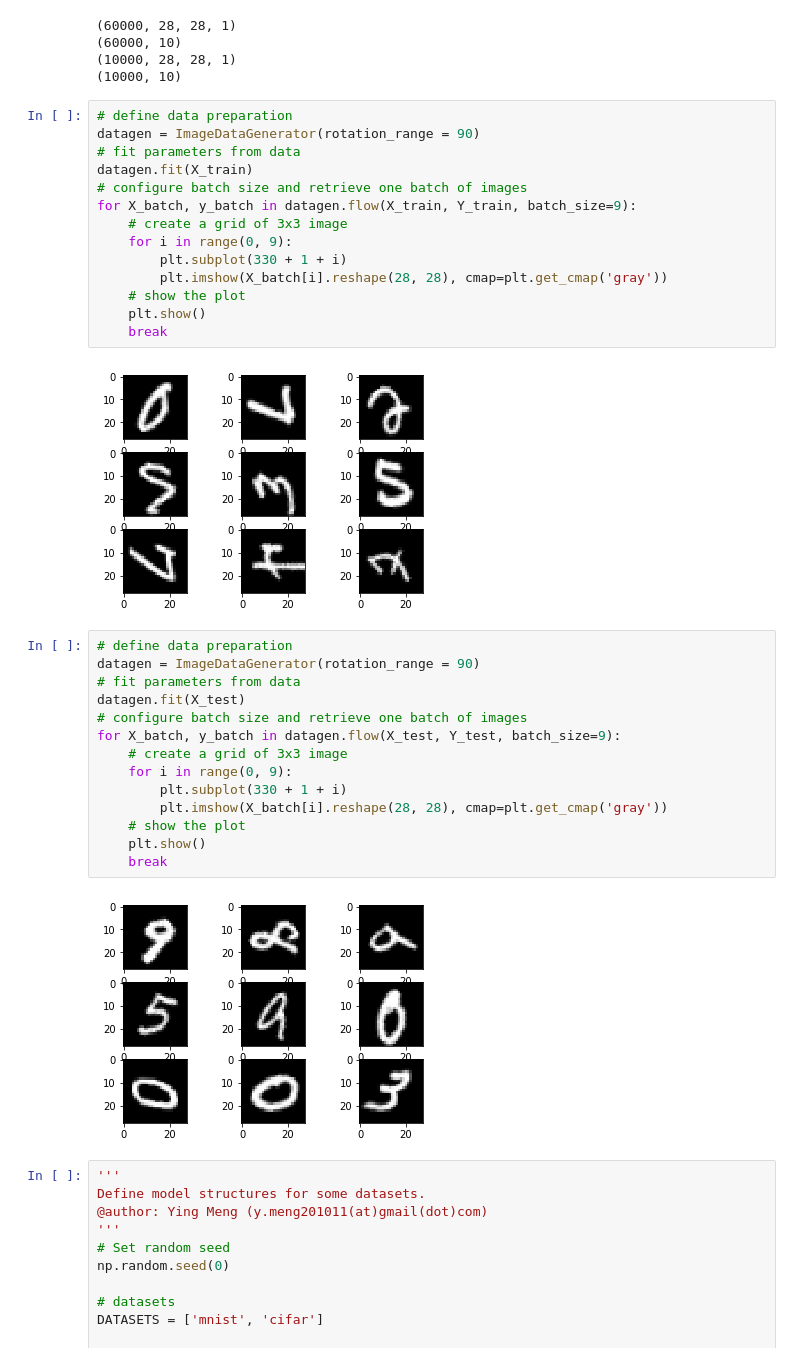
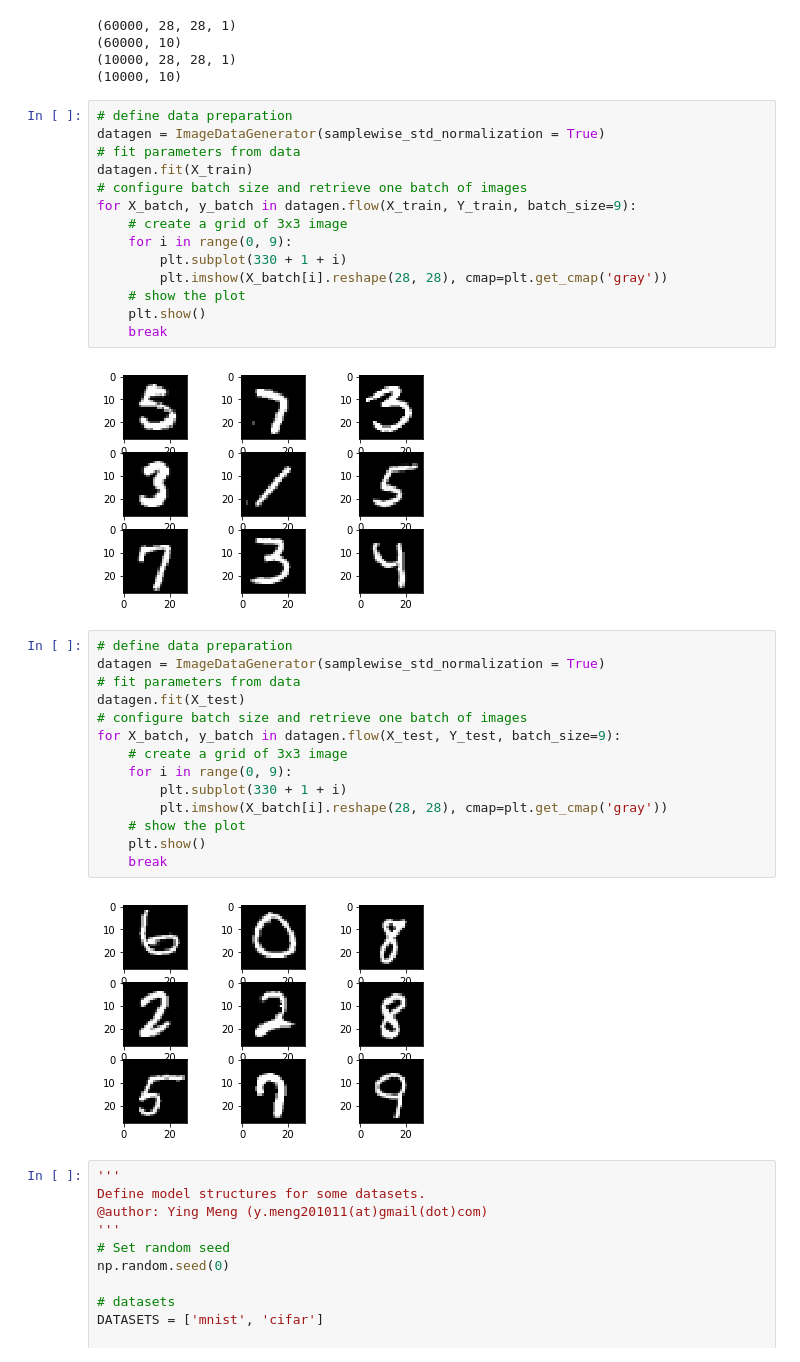
Before and after one commit to rabinaphuyel/REU-2019, a Jupyter notebook: rabina.ipynb, the cells around one changed output. Drawn from its saved outputs; the diff is of its cells as text.

```diff
--- a/rabina.ipynb
+++ b/rabina.ipynb
@@ -63,7 +63,7 @@ val_classes = Y_train[-nb_train:]
 (10000, 10)
 # %%
 # define data preparation
-datagen = ImageDataGenerator(rotation_range = 90)
+datagen = ImageDataGenerator(samplewise_std_normalization = True)
 # fit parameters from data
 datagen.fit(X_train)
 # configure batch size and retrieve one batch of images
@@ -76,23 +76,23 @@ for X_batch, y_batch in datagen.flow(X_train, Y_train, batch_size=9):
     plt.show()
     break
 # %% [output]
-[figure, old version]
+[figure, new version]
 # %%
 # define data preparation
-datagen = ImageDataGenerator(rotation_range = 90)
+datagen = ImageDataGenerator(samplewise_std_normalization = True)
 # fit parameters from data
 datagen.fit(X_test)
 # configure batch size and retrieve one batch of images
 for X_batch, y_batch in datagen.flow(X_test, Y_test, batch_size=9):
     # create a grid of 3x3 image
     for i in range(0, 9):
         plt.subplot(330 + 1 + i)
         plt.imshow(X_batch[i].reshape(28, 28), cmap=plt.get_cmap('gray'))
     # show the plot
     plt.show()
     break
 # %% [output]
-[figure, old version]
+[figure, new version]
 # %%
 '''
 Define model structures for some datasets.
```
Also changed, not shown: parts of 13 cells of this notebook.
